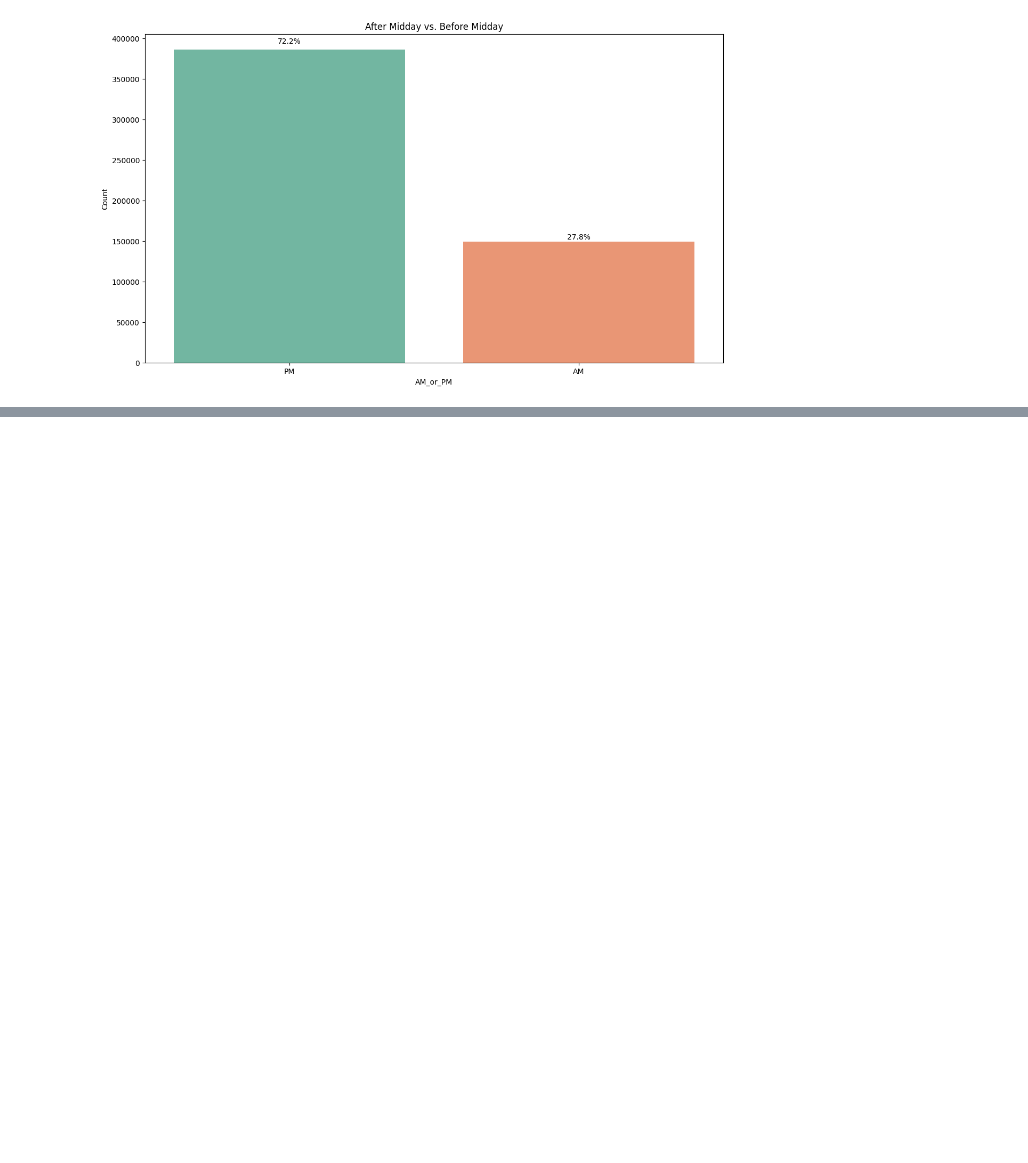
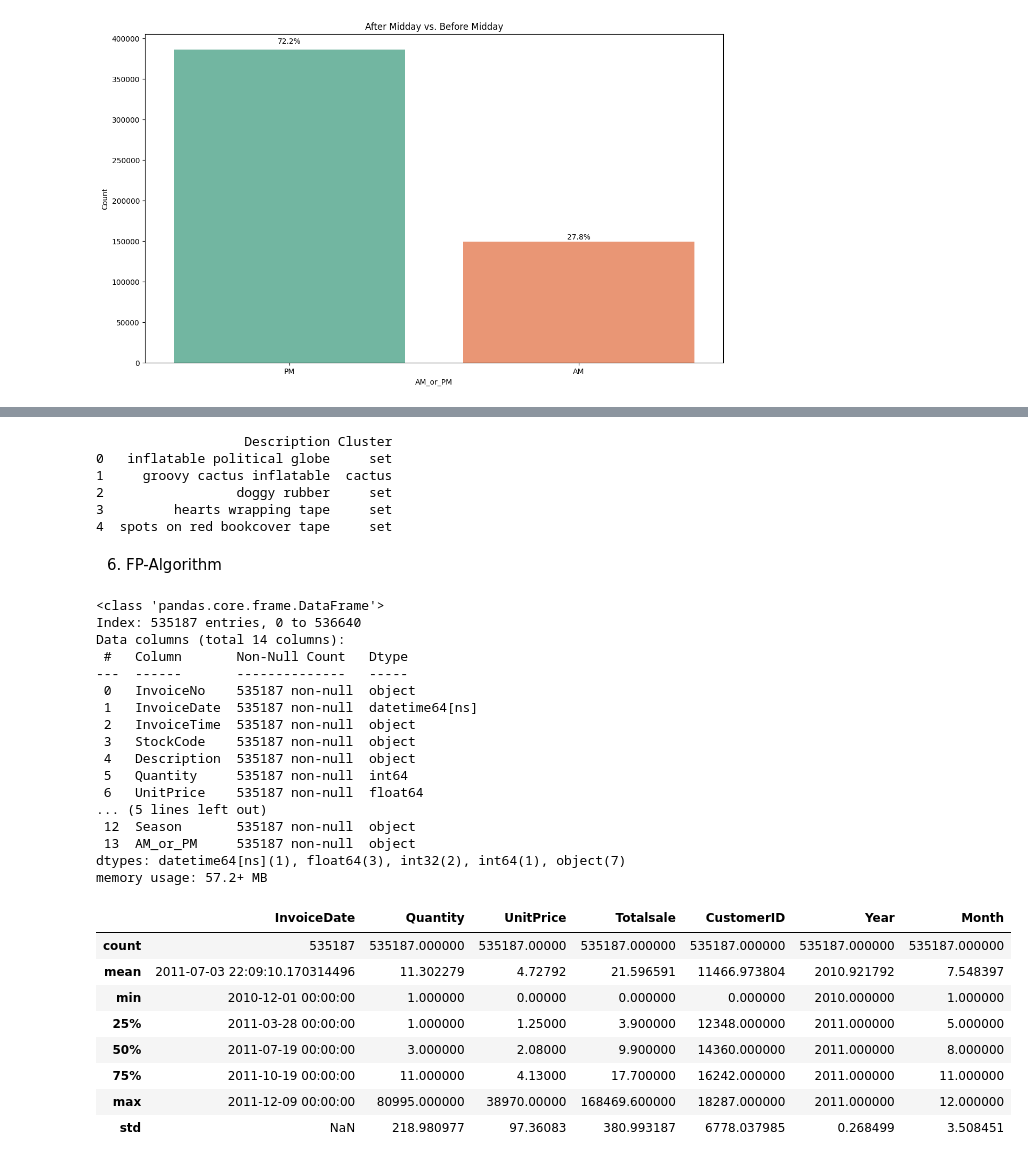
Before and after one commit to KienNguyenk64/Online_retail_Sales, a Jupyter notebook: report.ipynb, the cells around one changed output, grey strips where cells are left out. Cells and saved outputs as stored; diff of their text form; code cells hidden in the pictures; blank space fills up the shorter version.

```diff
--- a/report.ipynb
+++ b/report.ipynb
@@ -394,0 +730,27 @@ Passing `palette` without assigning `hue` is deprecated and will be removed in v
+# %%
+# Tạo từ điển để lưu tên cụm
+cluster_names = {}
+
+# Lặp qua từng cụm
+for cluster_id in n_description_clustered['Cluster'].unique():
+    # Lấy danh sách các mô tả trong cụm
+    descriptions_in_cluster = n_description_clustered[n_description_clustered['Cluster'] == cluster_id]['Description']
+
+    # Tách các từ trong mô tả và đếm tần suất
+    word_counts = pd.Series(' '.join(descriptions_in_cluster).split()).value_counts()
+
+    # Lấy danh từ phổ biến nhất làm tên cụm
+    cluster_names[cluster_id] = word_counts.index[0]
+
+# Thay thế số label bằng tên cụm
+n_description_clustered['Cluster'] = n_description_clustered['Cluster'].map(cluster_names)
+
+# Hiển thị kết quả
+print(n_description_clustered.head())
+# %% [output]
+                   Description Cluster
+0   inflatable political globe     set
+1     groovy cactus inflatable  cactus
+2                 doggy rubber     set
+3         hearts wrapping tape     set
+4  spots on red bookcover tape     set
@@ -394,0 +783,2 @@ Passing `palette` without assigning `hue` is deprecated and will be removed in v
+# %% [markdown]
+6. FP-Algorithm
@@ -394,0 +804,31 @@ Passing `palette` without assigning `hue` is deprecated and will be removed in v
+# %%
+df.head(10)
+df.info()
+df.describe()
+# %% [output]
+<class 'pandas.core.frame.DataFrame'>
+Index: 535187 entries, 0 to 536640
+Data columns (total 14 columns):
+ #   Column       Non-Null Count   Dtype
+---  ------       --------------   -----
+ 0   InvoiceNo    535187 non-null  object
+ 1   InvoiceDate  535187 non-null  datetime64[ns]
+ 2   InvoiceTime  535187 non-null  object
+ 3   StockCode    535187 non-null  object
+ 4   Description  535187 non-null  object
+ 5   Quantity     535187 non-null  int64
+ 6   UnitPrice    535187 non-null  float64
+... (5 lines left out)
+ 12  Season       535187 non-null  object
+ 13  AM_or_PM     535187 non-null  object
+dtypes: datetime64[ns](1), float64(3), int32(2), int64(1), object(7)
+memory usage: 57.2+ MB
+|  | InvoiceDate | Quantity | UnitPrice | Totalsale | CustomerID | Year | Month |
+| count | 535187 | 535187.000000 | 535187.00000 | 535187.000000 | 535187.000000 | 535187.000000 | 535187.000000 |
+| mean | 2011-07-03 22:09:10.170314496 | 11.302279 | 4.72792 | 21.596591 | 11466.973804 | 2010.921792 | 7.548397 |
+| min | 2010-12-01 00:00:00 | 1.000000 | 0.00000 | 0.000000 | 0.000000 | 2010.000000 | 1.000000 |
+| 25% | 2011-03-28 00:00:00 | 1.000000 | 1.25000 | 3.900000 | 12348.000000 | 2011.000000 | 5.000000 |
+| 50% | 2011-07-19 00:00:00 | 3.000000 | 2.08000 | 9.900000 | 14360.000000 | 2011.000000 | 8.000000 |
+| 75% | 2011-10-19 00:00:00 | 11.000000 | 4.13000 | 17.700000 | 16242.000000 | 2011.000000 | 11.000000 |
+| max | 2011-12-09 00:00:00 | 80995.000000 | 38970.00000 | 168469.600000 | 18287.000000 | 2011.000000 | 12.000000 |
+| std | NaN | 218.980977 | 97.36083 | 380.993187 | 6778.037985 | 0.268499 | 3.508451 |
```
Also changed, not shown: parts of 28 cells of this notebook, 12 other files.
